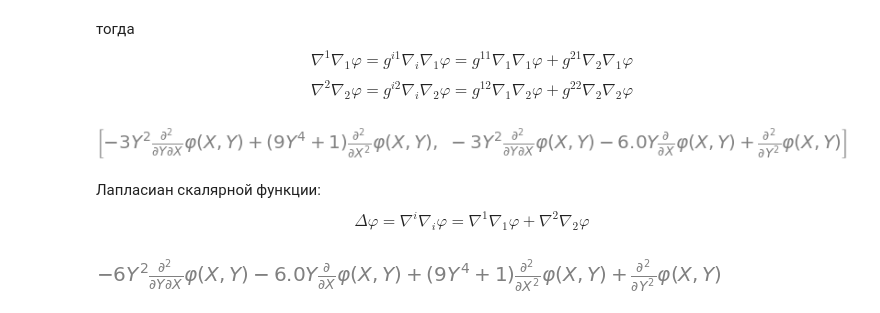
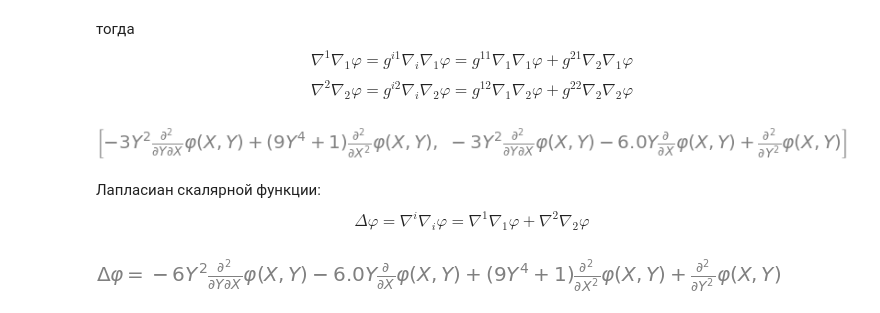
Before and after one commit to SavchukDI/MAI, a Jupyter notebook: course_projects/MAI KP Tensor.ipynb, the cells around one changed output. Cells and saved outputs as stored; diff of their text form; code cells hidden in the pictures.

```diff
--- a/course_projects/MAI KP Tensor.ipynb
+++ b/course_projects/MAI KP Tensor.ipynb
@@ -336,17 +412,17 @@ plt.show()
 - Символ Кристоффеля первого рода:
 $$Г_{ki,j} = \frac{1}{2} \left[\frac{\partial g_{ji}}{\partial x^k} + \frac{\partial g_{kj}}{\partial x^i} - \frac{\partial g_{ik}}{\partial x^j}\right]$$
 # %%
-г = []
+christoffel_1st = []
 x_i = sp.Matrix([X, Y])
 
 for j in range(2):
     for k in range(2):
         for i in range(2):
-            г.append(1/2 * (sp.diff(g[j, i], x_i[k]) + sp.diff(g[k, j], x_i[i]) - sp.diff(g[i, k], x_i[j])))
+            christoffel_1st.append(sp.simplify(1/2 * (sp.diff(g[j, i], x_i[k]) + sp.diff(g[k, j], x_i[i]) - sp.diff(g[i, k], x_i[j]))))
 
 
 print('г111, г121, г211, г221, г112, г122, г212, г222')
-display(г)
+display(christoffel_1st)
 # %% [output]
 г111, г121, г211, г221, г112, г122, г212, г222
 [figure]
@@ -354,17 +430,18 @@ display(г)
 - Символ Кристоффеля второго рода:
 $$Г^j_{ki} = \frac{1}{2}g^{js} \left[\frac{\partial g_{is}}{\partial x^k} + \frac{\partial g_{ks}}{\partial x^i} - \frac{\partial g_{ki}}{\partial x^s}\right]$$
 # %%
-Г = []
+christoffel_2nd = []
 
 for j in range(2):
     for k in range(2):
         for i in range(2):
-            Г.append(sp.simplify((1/2 * G[j,0] * (sp.diff(g[i,0], x_i[k]) + sp.diff(g[k,0], x_i[i]) - sp.diff(g[k,i], x_i[0])) + \
-                     1/2 * G[j,1] * (sp.diff(g[i,1], x_i[k]) + sp.diff(g[k,1], x_i[i]) - sp.diff(g[k,i], x_i[1]))).subs(y,Y)))
+            christoffel_2nd.append(sp.simplify((1/2 * G[j,0] * (sp.diff(g[i,0], x_i[k]) + sp.diff(g[k,0], x_i[i]) - \
+                                                  sp.diff(g[k,i], x_i[0])) + 1/2 * G[j,1] * (sp.diff(g[i,1], x_i[k]) + \
+                                                  sp.diff(g[k,1], x_i[i]) - sp.diff(g[k,i], x_i[1]))).subs(y, q[y])))
 
 
 print('Г111, Г121, Г211, Г221, Г112, Г122, Г212, Г222')
-display(Г)
+display(christoffel_2nd)
 # %% [output]
 Г111, Г121, Г211, Г221, Г112, Г122, Г212, Г222
 [figure]
@@ -466,12 +545,13 @@ display(grad_phi)
 Вычислим ковариантные производные от ковариантых компонент градиента скаляра:
 $$\nabla_i \nabla_j \varphi = \frac{\partial}{\partial x^i} \frac{\partial \varphi}{\partial x^j} - \frac{\partial \varphi}{\partial x^k} Г^k_{ij}$$
 # %%
+phi = sp.Function('varphi')
 nabla2_phi = []
 
-nabla2_phi.append(phi(X,Y).diff(X, 2) - (phi(X,Y).diff(X)*Г[0] + phi(X,Y).diff(Y)*Г[4]))    # 11
-nabla2_phi.append(phi(X,Y).diff(Y, X) - (phi(X,Y).diff(X)*Г[2] + phi(X,Y).diff(Y)*Г[6]))    # 21
-nabla2_phi.append(phi(X,Y).diff(X, Y) - (phi(X,Y).diff(X)*Г[1] + phi(X,Y).diff(Y)*Г[5]))    # 12
-nabla2_phi.append(phi(X,Y).diff(Y, 2) - (phi(X,Y).diff(X)*Г[3] + phi(X,Y).diff(Y)*Г[7]))    # 22
+nabla2_phi.append(phi(X,Y).diff(X, 2) - (phi(X,Y).diff(X)*christoffel_2nd[0] + phi(X,Y).diff(Y)*christoffel_2nd[4]))    # 11
+nabla2_phi.append(phi(X,Y).diff(Y, X) - (phi(X,Y).diff(X)*christoffel_2nd[2] + phi(X,Y).diff(Y)*christoffel_2nd[6]))    # 21
+nabla2_phi.append(phi(X,Y).diff(X, Y) - (phi(X,Y).diff(X)*christoffel_2nd[1] + phi(X,Y).diff(Y)*christoffel_2nd[5]))    # 12
+nabla2_phi.append(phi(X,Y).diff(Y, 2) - (phi(X,Y).diff(X)*christoffel_2nd[3] + phi(X,Y).diff(Y)*christoffel_2nd[7]))    # 22
 
 display(nabla2_phi)
 # %% [output]
@@ -483,8 +563,8 @@ $$\nabla^2 \nabla_2 \varphi = g^{i2} \nabla_i \nabla_2 \varphi = g^{12} \nabla_1
 # %%
 nabla_phi = []
 
-nabla_phi.append((G[0, 0]*nabla2_phi[0] + G[1, 0]*nabla2_phi[1]).subs([(x, X), (y, Y)]))    # 11
-nabla_phi.append((G[0, 1]*nabla2_phi[2] + G[1, 1]*nabla2_phi[3]).subs([(x, X), (y, Y)]))    # 22
+nabla_phi.append((G[0, 0]*nabla2_phi[0] + G[1, 0]*nabla2_phi[1]).subs([(x, q[x]), (y, q[y])]))   # 11
+nabla_phi.append((G[0, 1]*nabla2_phi[2] + G[1, 1]*nabla2_phi[3]).subs([(x, q[x]), (y, q[y])]))    # 22
 
 display(nabla_phi)
 # %% [output]
@@ -493,10 +573,11 @@ display(nabla_phi)
 Лапласиан скалярной функции:
 $$\Delta \varphi = \nabla^i \nabla_i \varphi = \nabla^1 \nabla_1 \varphi + \nabla^2 \nabla_2 \varphi$$
 # %%
-delta_phi = sp.simplify(nabla_phi[0] + nabla_phi[1])
+dephi = sp.Symbol('Δφ')
+delta_phi = sp.Eq(dephi, sp.simplify(nabla_phi[0] + nabla_phi[1]))
 display(delta_phi)
 # %% [output]
-[figure, old version]
+[figure, new version]
 # %% [markdown]
 12. Получить явные формулы для вычисления градиента $\nabla \overrightarrow{\nu}$ и лапласиана вектора скорости $\Delta \overrightarrow{\nu}$ в заданных криволинейных координатах<br>
 - Градиент вектора скорости:
```
Also changed, not shown: parts of 78 cells of this notebook.
